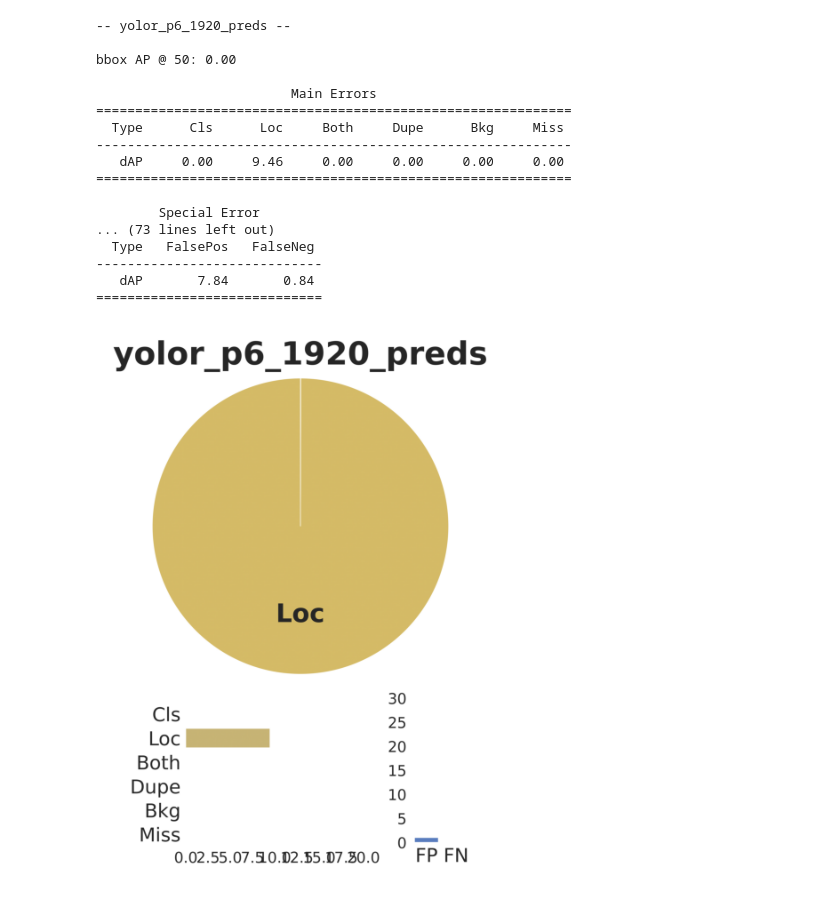
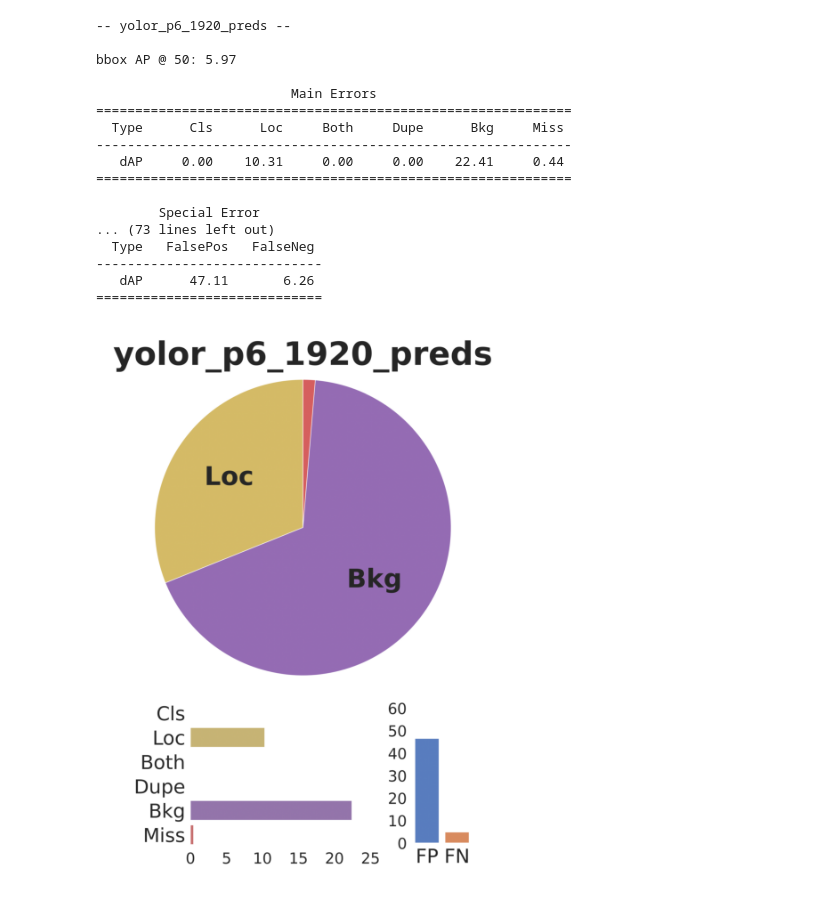
Before and after one commit to the-patpat/RumexWeeds, a Jupyter notebook: tools/evaluate_dataset.ipynb, the cells around one changed output. Cells and saved outputs as stored; diff of their text form; code cells hidden in the pictures.

```diff
--- a/tools/evaluate_dataset.ipynb
+++ b/tools/evaluate_dataset.ipynb
@@ -53,26 +89,26 @@ rumex_obs_only_view.match_tags(['test']).export(dataset_type=fo.types.COCODetect
 rumex_obs_only_view.match_tags(['test']).export(dataset_type=fo.types.COCODetectionDataset, label_field="ground_truth_detections", labels_path="ground_truth_detections.json")
 # %%
 tide = TIDE()
-for pred_file in glob.glob('*preds.json'):
+for pred_file in glob.glob('*preds*.json'):
     tide.evaluate(datasets.COCO("ground_truth_detections.json", "RumexWeeds_test"), datasets.COCO(pred_file), mode=TIDE.BOX)
 tide.summarize()
 tide.plot()
 # %% [output]
 -- yolor_p6_1920_preds --
 
-bbox AP @ 50: 0.00
+bbox AP @ 50: 5.97
 
                          Main Errors
 =============================================================
   Type      Cls      Loc     Both     Dupe      Bkg     Miss
 -------------------------------------------------------------
-   dAP     0.00     9.46     0.00     0.00     0.00     0.00
+   dAP     0.00    10.31     0.00     0.00    22.41     0.44
 =============================================================
 
         Special Error
 ... (73 lines left out)
   Type   FalsePos   FalseNeg
 -----------------------------
-   dAP       7.84       0.84
+   dAP      47.11       6.26
 =============================
-[figure, old version]
+[figure, new version]
```
Also changed, not shown: parts of 16 cells of this notebook, 3 other files.
